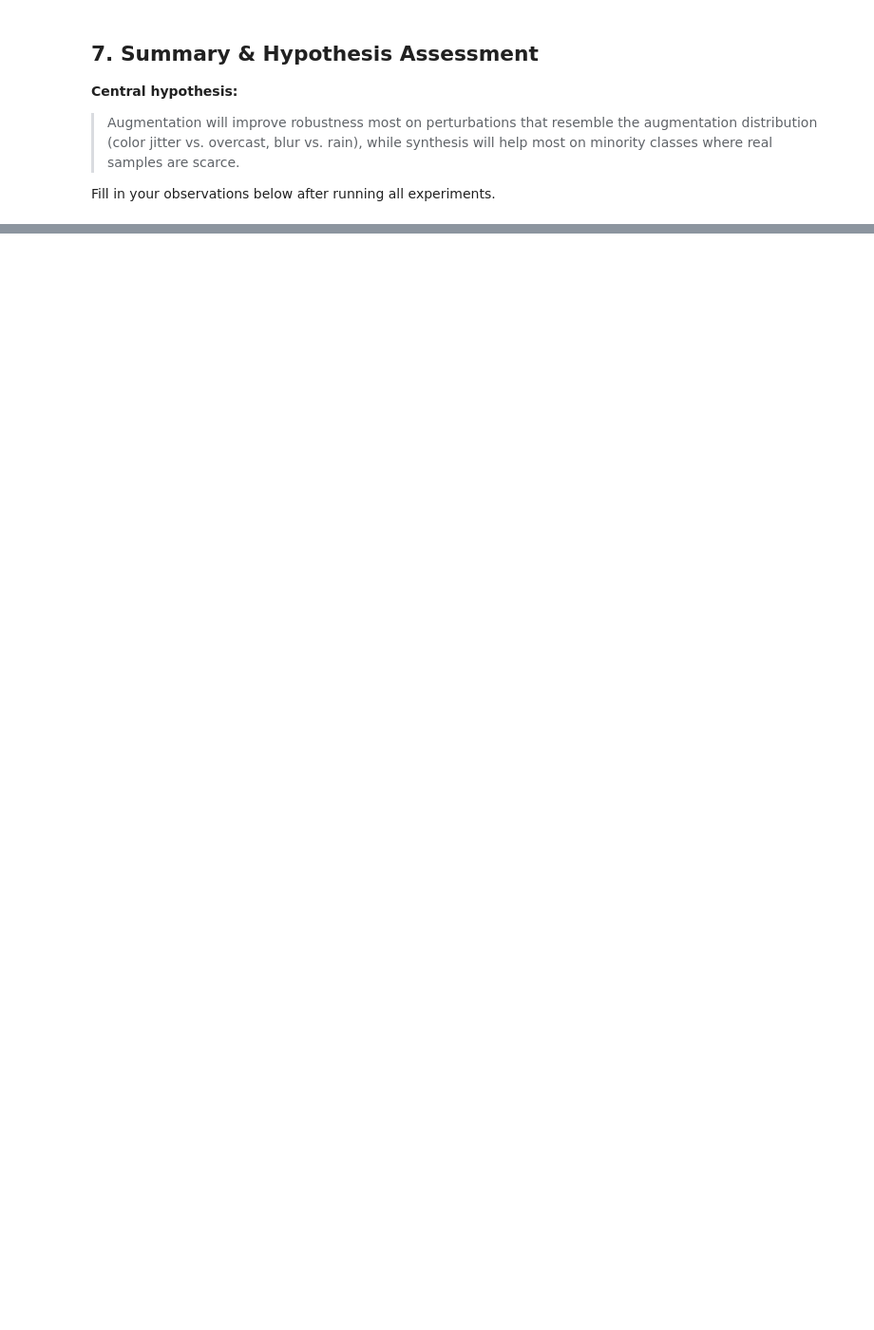
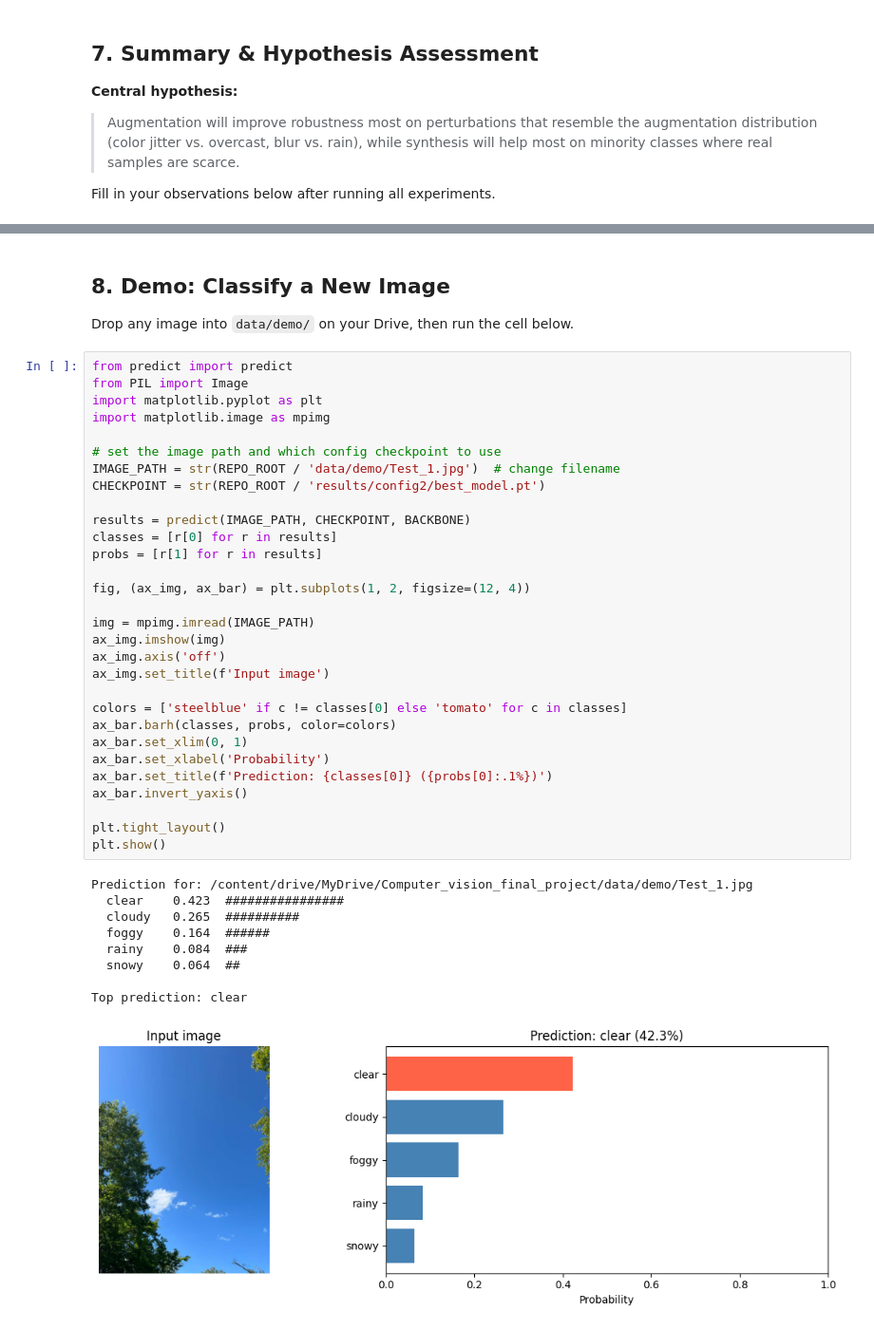
Before and after one commit to SiddharthPathania11/Computer_vision_final_project, a Jupyter notebook: notebooks/weather_classification.ipynb, the cells around one changed output, grey strips where cells are left out. Shown at 95% size. Drawn from its saved outputs; the diff is of its cells as text; blank space fills up the shorter version.

Commit message:
Added full pipeline, ran results, and demo inference, updated README with results.

```diff
--- a/notebooks/weather_classification.ipynb
+++ b/notebooks/weather_classification.ipynb
@@ -242,0 +486,44 @@ if rob_results and 1 in done_cfgs and 2 in done_cfgs:
+# %% [markdown]
+## 8. Demo: Classify a New Image
+
+Drop any image into `data/demo/` on your Drive, then run the cell below.
+# %%
+from predict import predict
+from PIL import Image
+import matplotlib.pyplot as plt
+import matplotlib.image as mpimg
+
+# set the image path and which config checkpoint to use
+IMAGE_PATH = str(REPO_ROOT / 'data/demo/Test_1.jpg')  # change filename
+CHECKPOINT = str(REPO_ROOT / 'results/config2/best_model.pt')
+
+results = predict(IMAGE_PATH, CHECKPOINT, BACKBONE)
+classes = [r[0] for r in results]
+probs = [r[1] for r in results]
+
+fig, (ax_img, ax_bar) = plt.subplots(1, 2, figsize=(12, 4))
+
+img = mpimg.imread(IMAGE_PATH)
+ax_img.imshow(img)
+ax_img.axis('off')
+ax_img.set_title(f'Input image')
+
+colors = ['steelblue' if c != classes[0] else 'tomato' for c in classes]
+ax_bar.barh(classes, probs, color=colors)
+ax_bar.set_xlim(0, 1)
+ax_bar.set_xlabel('Probability')
+ax_bar.set_title(f'Prediction: {classes[0]} ({probs[0]:.1%})')
+ax_bar.invert_yaxis()
+
+plt.tight_layout()
+plt.show()
+# %% [output]
+Prediction for: /content/drive/MyDrive/Computer_vision_final_project/data/demo/Test_1.jpg
+  clear    0.423  ################
+  cloudy   0.265  ##########
+  foggy    0.164  ######
+  rainy    0.084  ###
+  snowy    0.064  ##
+
+Top prediction: clear
+[figure, added]
```
Also changed, not shown: parts of 16 cells of this notebook, 20 other files.
